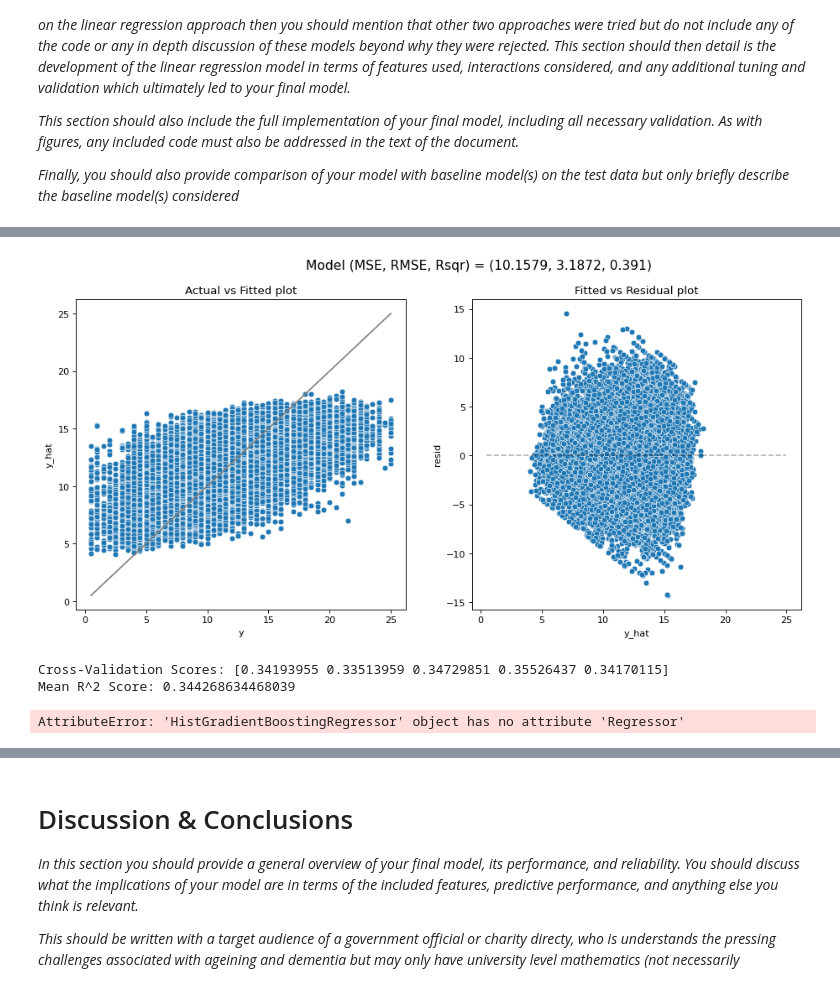
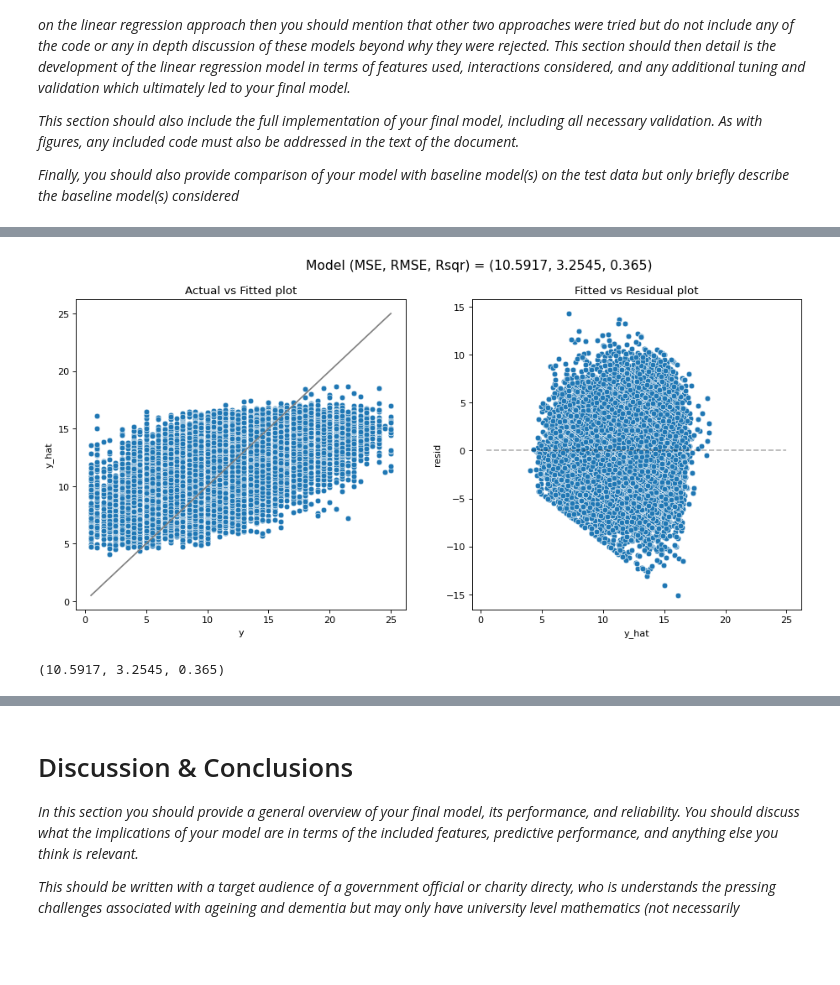
Before and after one commit to ananyajai/mlp_coursework_01, a Jupyter notebook: project1.ipynb, the cells around one changed output, grey strips where cells are left out. Drawn from its saved outputs; the diff is of its cells as text; code cells hidden in the pictures; blank space fills up the shorter version.

Commit message:
advances in modelling section

```diff
--- a/project1.ipynb
+++ b/project1.ipynb
@@ -683,7 +678,7 @@ Our baseline model is not the most reliable to assess the relationship between o
 from sklearn.feature_selection import SequentialFeatureSelector
 from mlxtend.plotting import plot_sequential_feature_selection as plot_sfs
 
-onehot_encoder = OneHotEncoder()
+onehot_encoder = OneHotEncoder(drop='first')
 
 encoder = ColumnTransformer([
     # pass through all columns with numerical values
@@ -691,6 +686,12 @@ encoder = ColumnTransformer([
     # apply the onehot_encoder to the last column
     ("cat", onehot_encoder, [9,10,11]),
 ])
+
+names_post_encoding = ['age','bmi','eduyears_mod','casp','ch001_','female',
+                       'smoking','ever_smoked','sp008_','normal','overweight',
+                       'obese','less1mo_drink','cple1mo_drink','cple1wk_drink',
+                       '4wk_drink','6wk_drink','daily_drink','1wk_act','mnthly_act',
+                       'hardly_act','chronic_mod','eurod','isced1997_r']
 
 X_train_1hot = encoder.fit_transform(X_train)
 X_test_1hot = encoder.fit_transform(X_test)
@@ -705,4 +706,11 @@ sel_cols = reg_seq_sel.get_support()
 
 X_train_best = reg_seq_sel.transform(X_train_1hot)
 X_test_best = reg_seq_sel.transform(X_test_1hot)
+
+# Columns selected by Sequential Feature Selector
+sel_cols_index=(sel_cols*1).tolist()
+sel_cols_names = [x for i, x in enumerate(names_post_encoding) if sel_cols_index[i]]
+sel_cols_df=pd.DataFrame(sel_cols_names,columns=['Selected Features'])
+sel_cols_df = sel_cols_df.style.format('{}')
+sel_cols_df.set_table_styles([index_names, headers])
 # %% [output]
@@ -831,5 +852,4 @@ from sklearn.ensemble import RandomForestRegressor
 regr = RandomForestRegressor(max_depth=2, random_state=rng)
 regr.fit(X_train_best, y_train)
 
-model_fit(regr, X_train_best, y_train, plot=True)
-model_fit(regr, X_test_best, y_test, plot=True)
+RF_MSE, RF_RMSE, RF_R2 = model_fit(regr, X_train_best, y_train, plot=False)
@@ -849,47 +865,46 @@ gb_pipeline = Pipeline([
     ('scaler', StandardScaler()),  # StandardScaler for feature scaling
     ('hist_gb', HistGradientBoostingRegressor(random_state=rng))  # HistGradientBoostingRegressor for regression
 ])
 
 gb_reg = gb_pipeline.fit(X_train_best, y_train)
 
 model_fit(gb_reg, X_train_best, y_train, plot=True)
 #model_fit(gb_reg, X_test_best, y_test, plot=True)
 
 # Define cross-validation strategy, for example, KFold with 5 folds
 kf = KFold(n_splits=5, shuffle=True, random_state=rng)
 
 # Perform cross-validation and get the R^2 scores (you can change scoring metric)
-cross_val_scores_gb = cross_val_score(gb_reg, X_train_best, y_train, cv=kf, scoring='r2')
+# cross_val_scores_gb = cross_val_score(gb_reg, X_train_best, y_train, cv=kf, scoring='r2')
 
 # Print the cross-validation scores
-print("Cross-Validation Scores:", cross_val_scores)
-print("Mean R^2 Score:", np.mean(cross_val_scores))
+# print("Cross-Validation Scores:", cross_val_scores)
+# print("Mean R^2 Score:", np.mean(cross_val_scores))
 
 # Define the parameter grid to search
-# param_grid = {
-#     'scaler__with_mean': [True, False],  # StandardScaler parameter
-#     'scaler__with_std': [True, False],   # StandardScaler parameter
-#     'hist_gb__learning_rate': [0.01, 0.1, 0.2],
-#     'hist_gb__max_iter': [100, 200, 300],
-#     'hist_gb__max_depth': [3, 5, 7],
-#     'hist_gb__min_samples_leaf': [1, 5, 10],
-#     'hist_gb__max_leaf_nodes': [15, 31, 50],
-# }
+param_grid = {
+    'scaler__with_mean': [True, False],  # StandardScaler parameter
+    'scaler__with_std': [True, False],   # StandardScaler parameter
+    'hist_gb__learning_rate': [0.01, 0.1, 0.2],
+    'hist_gb__max_iter': [100, 200, 300],
+    'hist_gb__max_depth': [3, 5, 7],
+    'hist_gb__min_samples_leaf': [1, 5, 10],
+    'hist_gb__max_leaf_nodes': [15, 31, 50],
+}
 
 # # PLEASE DONT RUN AGAIN AS IT TAKES FOREVER
 # # Perform grid search with cross-validation
 # grid_search = GridSearchCV(gb_reg, param_grid, cv=5, scoring='r2', n_jobs=-1)
 # grid_search.fit(X_train_best, y_train)
 
 # # Print the best parameters and corresponding score
 # print("Best Parameters:", grid_search.best_params_)
 # print("Best R**2:", grid_search.best_score_)
 # # Best Parameters: {'hist_gb__learning_rate': 0.1, 'hist_gb__max_depth': 7, 'hist_gb__max_iter': 100, 'hist_gb__max_leaf_nodes': 15, 'hist_gb__min_samples_leaf': 5, 'scaler__with_mean': True, 'scaler__with_std': True}
 # # Best Negative Mean Squared Error: 0.3456750744329497
 
-# model_fit(grid_search.best_estimator_, X_test_best, y_test, plot=True)
+HGB_MSE, HGB_RMSE, HGB_R2 = model_fit(grid_search.best_estimator_, X_train_best, y_train, plot=False)
+model_fit(grid_search.best_estimator_, X_train_best, y_train, plot=True)
 # %% [output]
-[figure, old version]
+[figure, new version]
-Cross-Validation Scores: [0.34193955 0.33513959 0.34729851 0.35526437 0.34170115]
-Mean R^2 Score: 0.344268634468039
+(10.5917, 3.2545, 0.365)
-AttributeError: 'HistGradientBoostingRegressor' object has no attribute 'Regressor'
```
Also changed, not shown: parts of 14 cells of this notebook.
